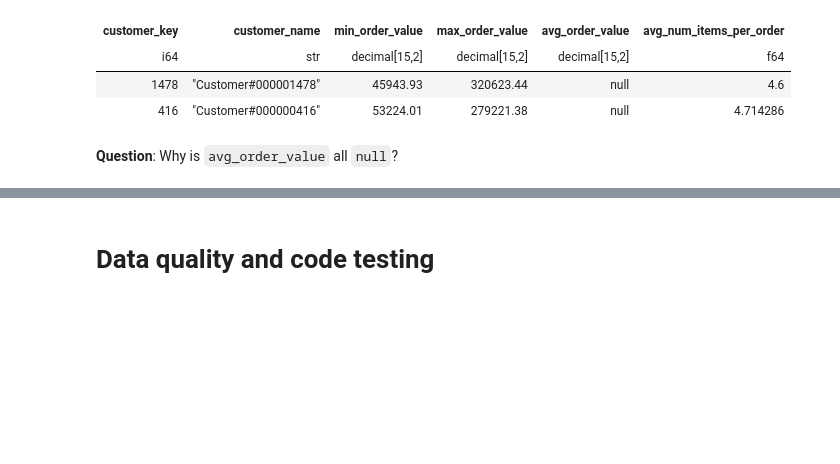
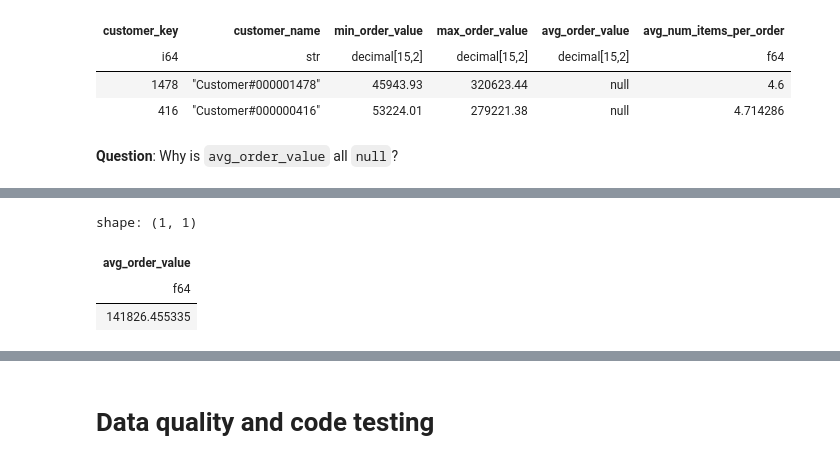
Before and after one commit to sarah-weatherbee/de-review-jm, a Jupyter notebook: setup-data-project.ipynb, the cells around one changed output, grey strips where cells are left out. Drawn from its saved outputs; the diff is of its cells as text; code cells hidden in the pictures; blank space fills up the shorter version.

```diff
--- a/setup-data-project.ipynb
+++ b/setup-data-project.ipynb
@@ -563,0 +572,9 @@ answer = None
+# %%
+#try casting totalprice to float64 to see if that solves the null issue
+
+wide_orders.select(pl.col("totalprice").cast(pl.Float64).mean().alias("avg_order_value"))
+# %% [output]
+shape: (1, 1)
+| avg_order_value |
+| f64 |
+| 141826.455335 |
```
Also changed, not shown: parts of 3 cells of this notebook.
